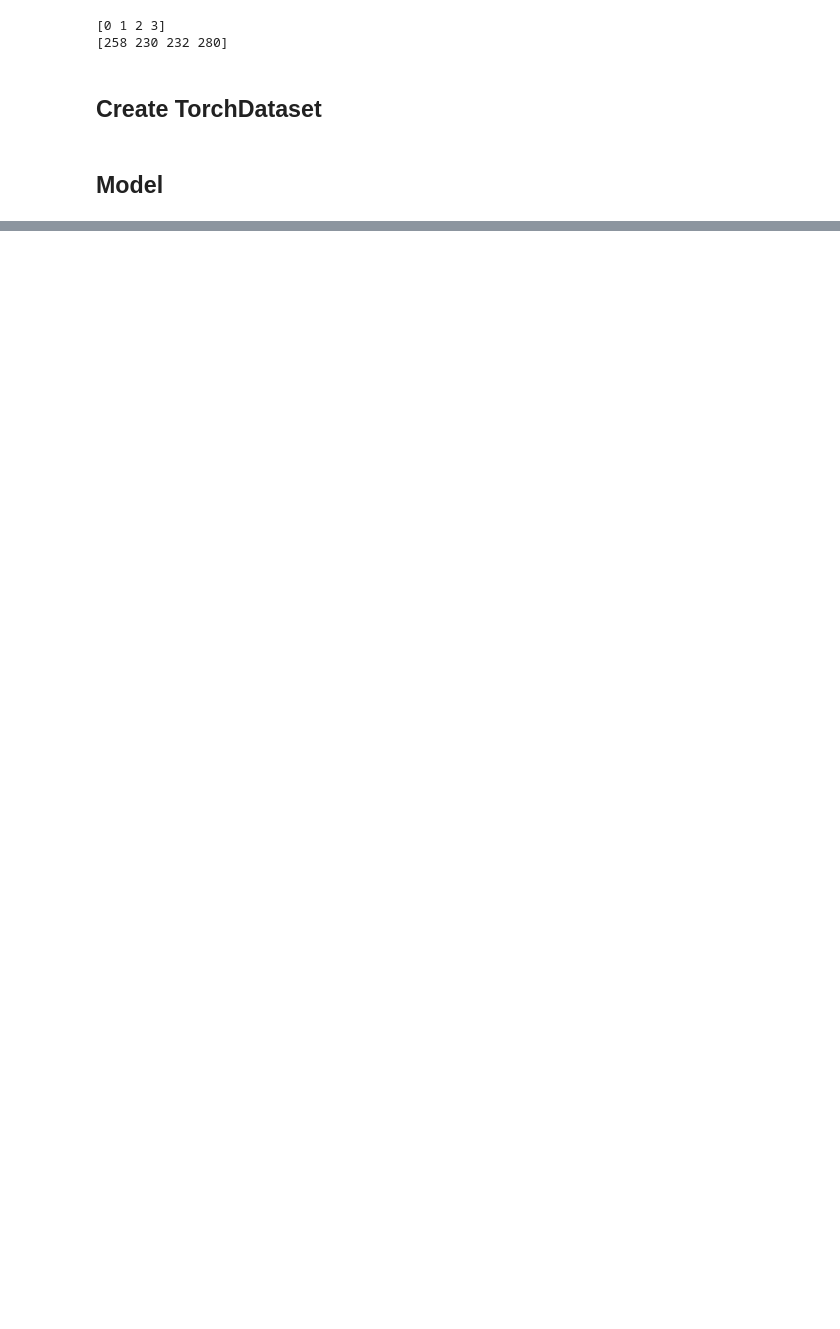
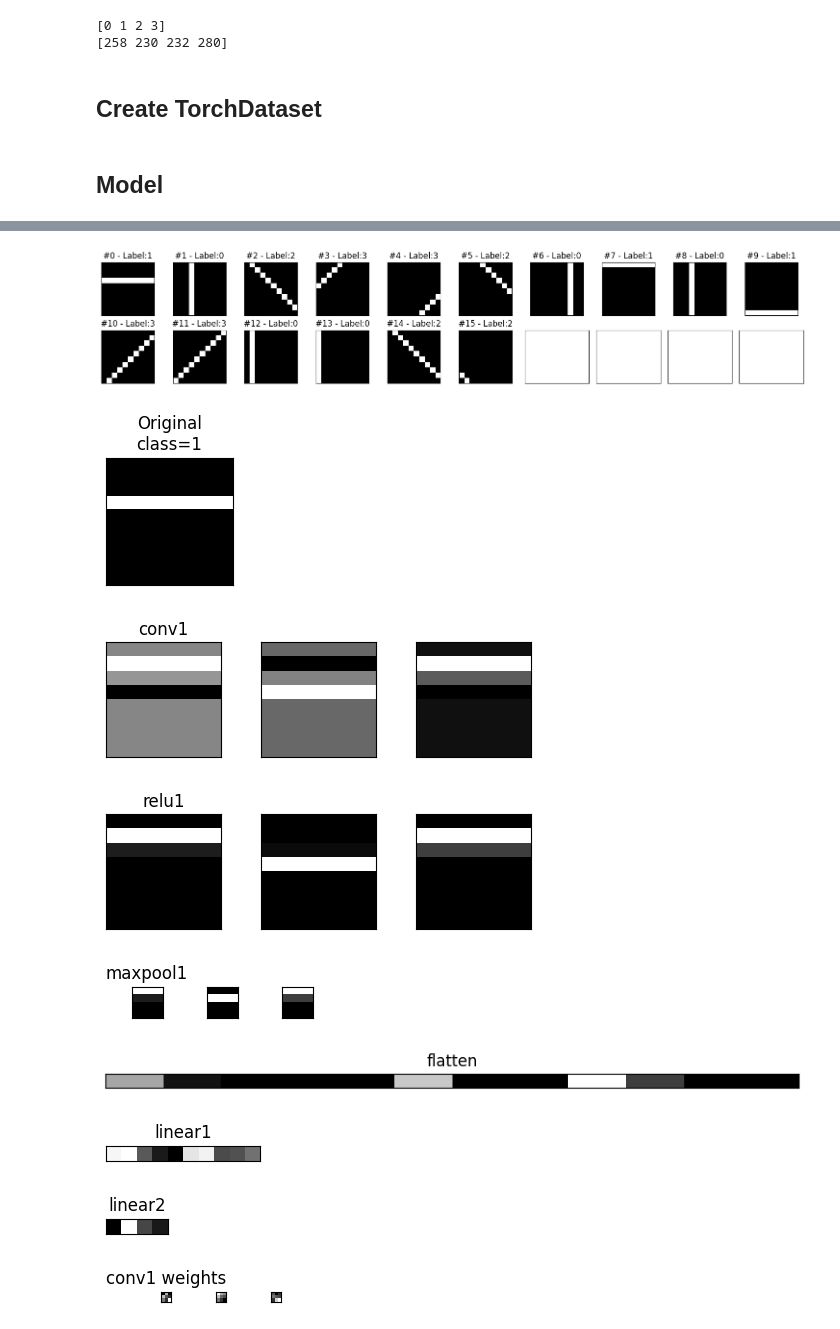
Before and after one commit to tapichugina/Simple_Pytorch_Img_Project, a Jupyter notebook: GenerateData.ipynb, the cells around one changed output, grey strips where cells are left out. Cells and saved outputs as stored; diff of their text form; code cells hidden in the pictures; blank space fills up the shorter version.

Commit message:
Add forward hooks and activations vis

```diff
--- a/GenerateData.ipynb
+++ b/GenerateData.ipynb
@@ -213,0 +555,23 @@ TypeError: cross_entropy_loss(): argument 'input' (position 1) must be Tensor, n
+# %%
+images_batch, labels_batch = next(iter(val_loader))
+plot_images(images_batch,labels_batch, n_plot=16);
+
+
+layers_to_hook=['conv1','relu1', 'maxpool1', 'flatten', 'linear1', 'linear2']
+sbs.attach_hooks(layers_to_hook)
+logits = sbs.predict(images_batch)
+sbs._visualize_output(images_batch,labels_batch,1)
+sbs.remove_hooks()
+# %% [output]
+[figure, added]
+[figure, added]
+[figure, added]
+[figure, added]
+[figure, added]
+[figure, added]
+[figure, added]
+[figure, added]
+# %%
+sbs._visualize_tensor(model.conv1.weight.detach().squeeze(1), note="conv1 weights")
+# %% [output]
+[figure, added]
```
Also changed, not shown: parts of 12 cells of this notebook.
